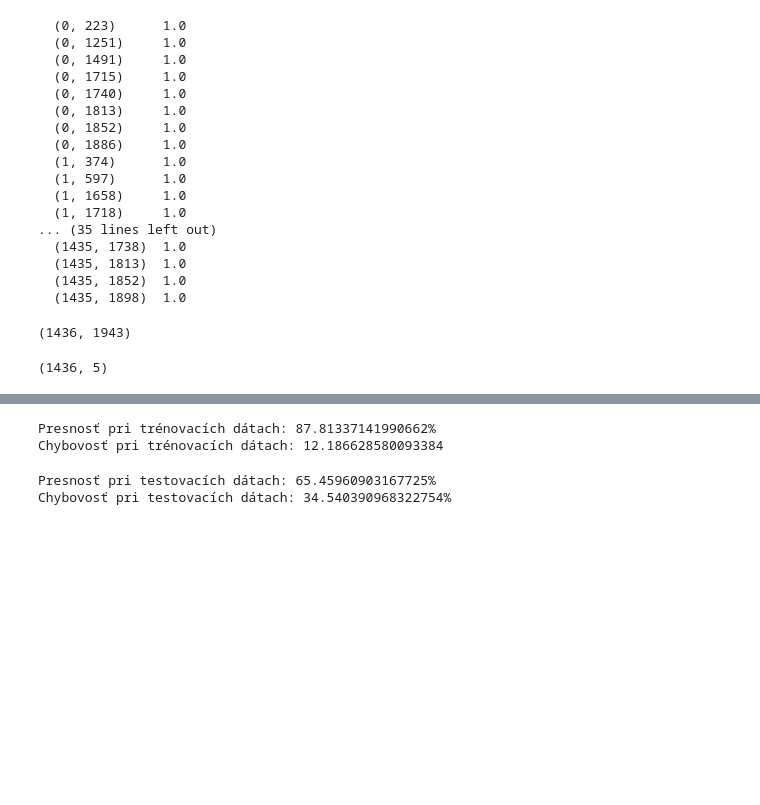
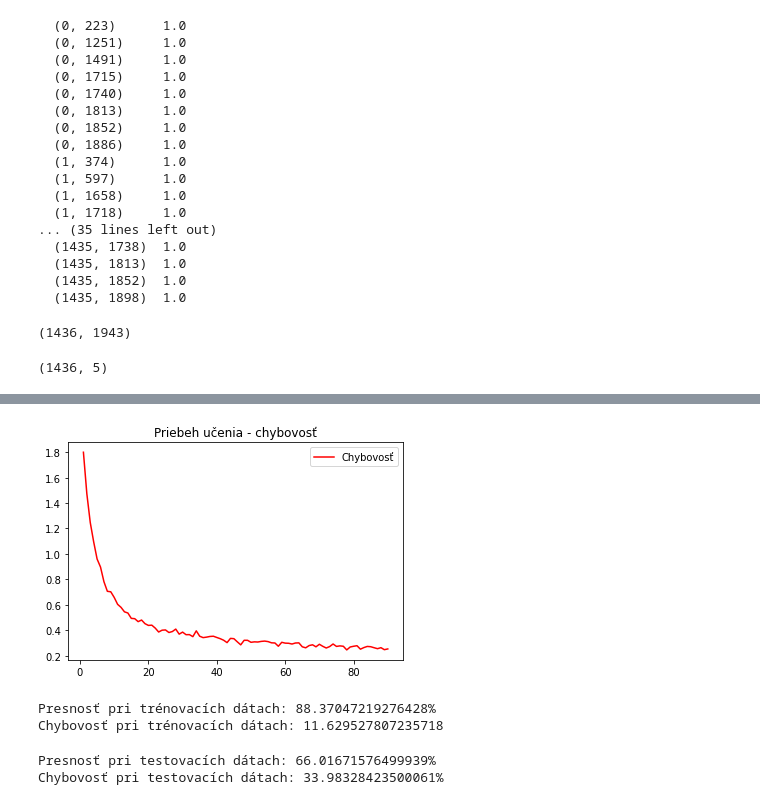
Before and after one commit to juraj-vanko/VankoJ_NS2021, a Jupyter notebook: VankoJ_NS2021.ipynb, the cells around one changed output, grey strips where cells are left out. Drawn from its saved outputs; the diff is of its cells as text; code cells hidden in the pictures; blank space fills up the shorter version.

```diff
--- a/VankoJ_NS2021.ipynb
+++ b/VankoJ_NS2021.ipynb
@@ -459,14 +456,28 @@ plt.show()
+# %%
+#Vykreslenie grafu, ktorý ukazuje na priebeh učenia pri presnosti.
+#Hodnota v grafe sa reálne približuje hodnote pri chybovosti testovacej vzorky.
+loss = history_dict["loss"]
+
+epochs = range(1, len(loss) + 1)
+
+
+plt.plot(epochs, loss, color='r', label='Chybovosť')
+plt.title("Priebeh učenia - chybovosť")
+plt.legend()
+plt.show()
+# %% [output]
+[figure, added]
 # %%
-pred_train = model.predict(X_train_enc_sc)
+predict_train = model.predict(X_train_enc_sc)
 score = model.evaluate(X_train_enc_sc, y_train_cat, verbose = 0)
 print("Presnosť pri trénovacích dátach: {}% \nChybovosť pri trénovacích dátach: {}".format(score[1]*100, (1 - score[1])*100))
 # %% [output]
-Presnosť pri trénovacích dátach: 87.81337141990662%
-Chybovosť pri trénovacích dátach: 12.186628580093384
+Presnosť pri trénovacích dátach: 88.37047219276428%
+Chybovosť pri trénovacích dátach: 11.629527807235718
 # %%
-pred_train = model.predict(X_test_enc_sc)
+pred_test = model.predict(X_test_enc_sc)
 score = model.evaluate(X_test_enc_sc, y_test_cat, verbose = 0)
 print("Presnosť pri testovacích dátach: {}% \nChybovosť pri testovacích dátach: {}%".format(score[1]*100, (1 - score[1])*100))
 # %% [output]
-Presnosť pri testovacích dátach: 65.45960903167725%
-Chybovosť pri testovacích dátach: 34.540390968322754%
+Presnosť pri testovacích dátach: 66.01671576499939%
+Chybovosť pri testovacích dátach: 33.98328423500061%
```
Also changed, not shown: parts of 10 cells of this notebook.
